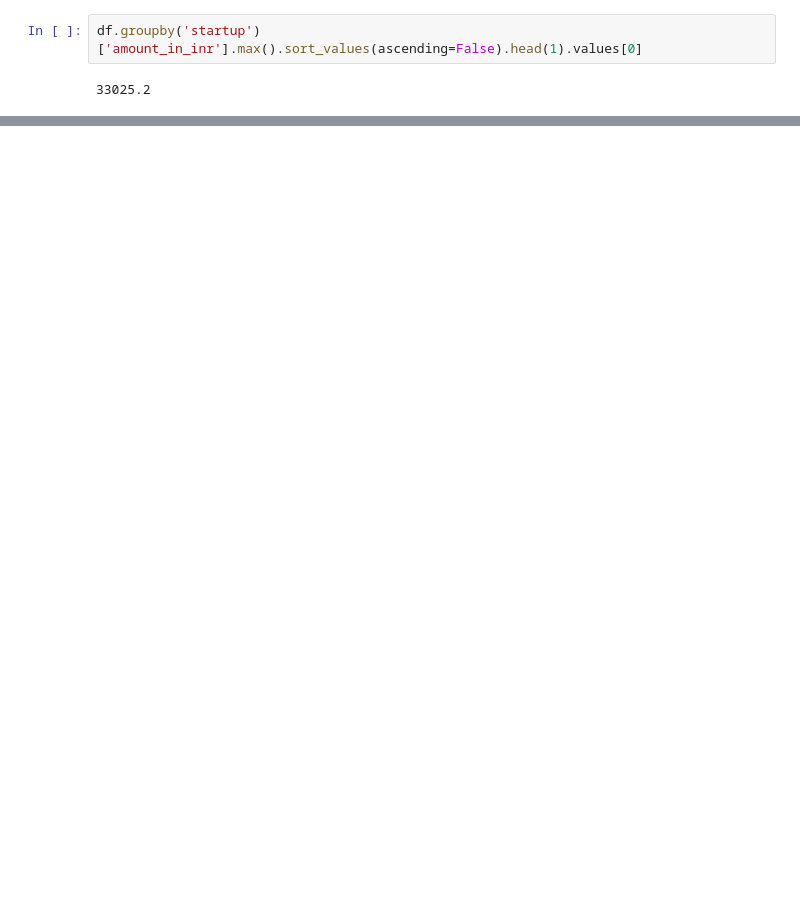
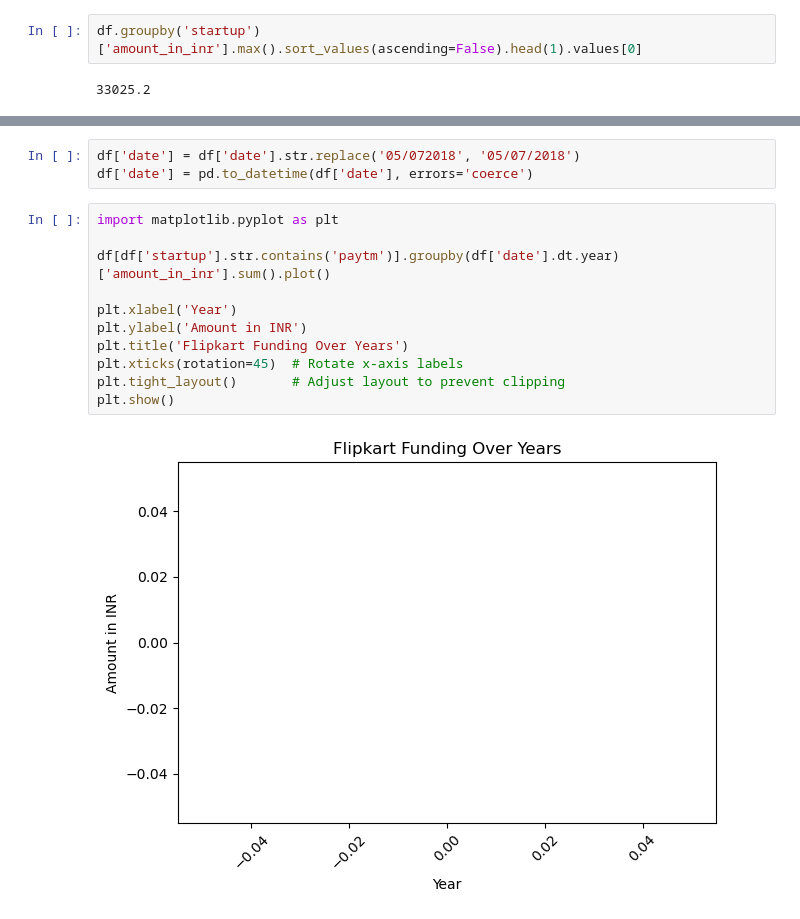
Before and after one commit to Soumyajit71/Indian-Startup-Funding-Analysis, a Jupyter notebook: startup funding analysis.ipynb, the cells around one changed output, grey strips where cells are left out. Cells and saved outputs as stored; diff of their text form; blank space fills up the shorter version.

Commit message:
Added StartUp Details

```diff
--- a/startup funding analysis.ipynb
+++ b/startup funding analysis.ipynb
@@ -202,0 +241,16 @@ df.groupby('startup')['amount_in_inr'].max().sort_values(ascending=False).head(1
+# %%
+df['date'] = df['date'].str.replace('05/072018', '05/07/2018')
+df['date'] = pd.to_datetime(df['date'], errors='coerce')
+# %%
+import matplotlib.pyplot as plt
+
+df[df['startup'].str.contains('paytm')].groupby(df['date'].dt.year)['amount_in_inr'].sum().plot()
+
+plt.xlabel('Year')
+plt.ylabel('Amount in INR')
+plt.title('Flipkart Funding Over Years')
+plt.xticks(rotation=45)  # Rotate x-axis labels
+plt.tight_layout()       # Adjust layout to prevent clipping
+plt.show()
+# %% [output]
+[figure, added]
```
Also changed, not shown: parts of 8 cells of this notebook, 1 other file.
